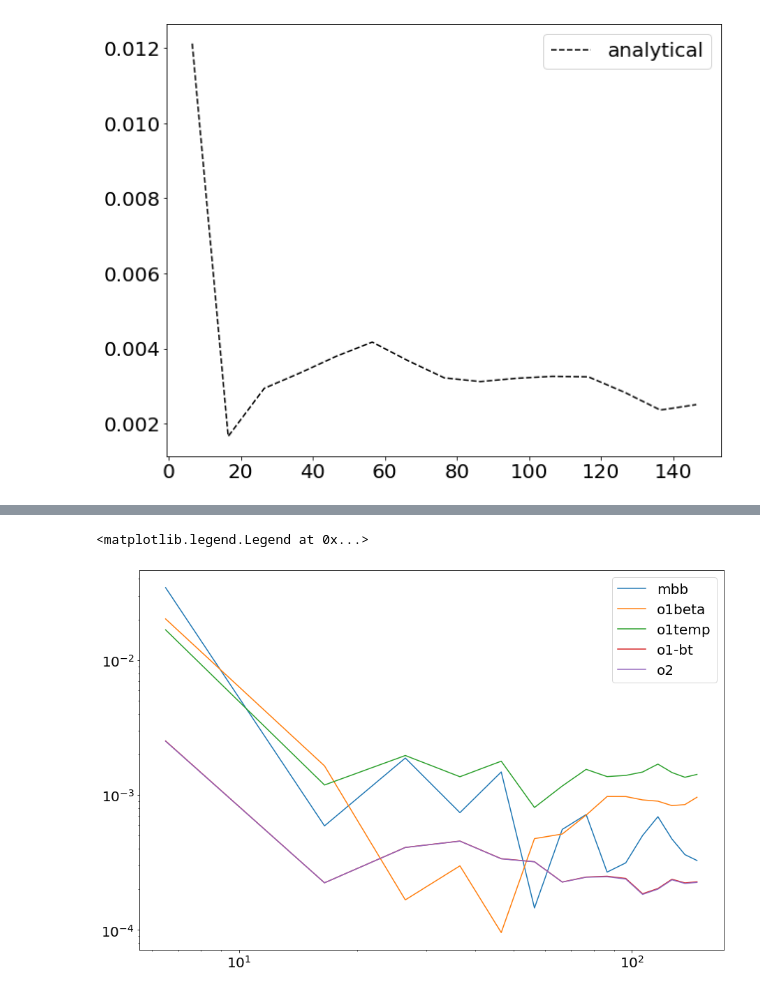
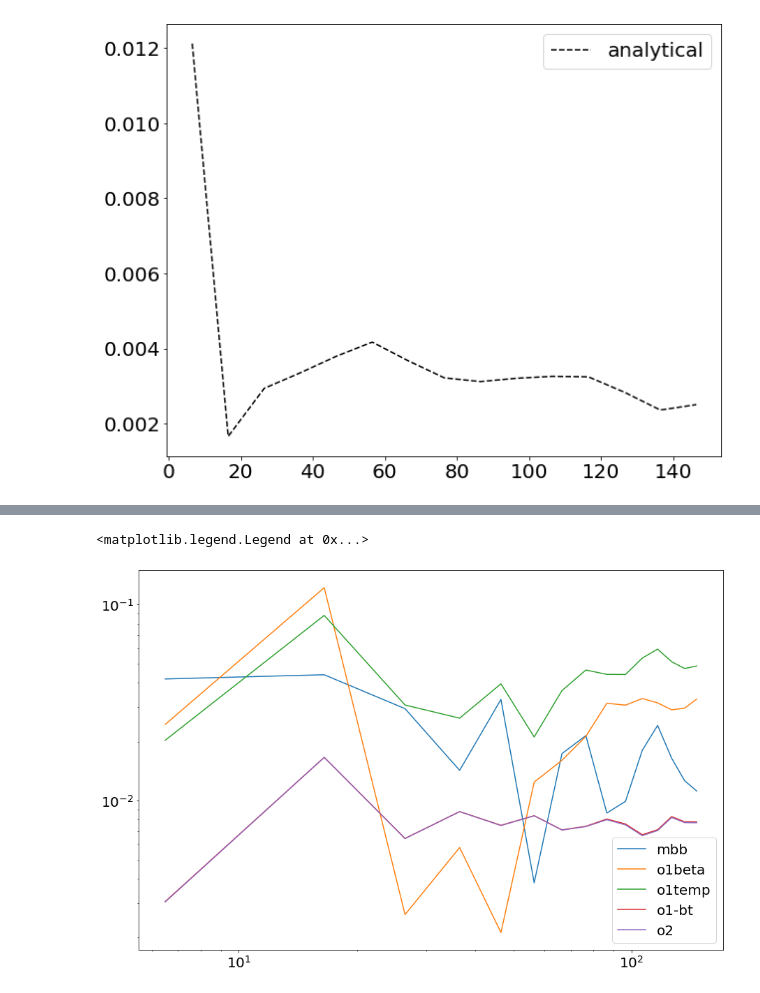
Before and after one commit to LeoVacher/moments-crosscell, a Jupyter notebook: notebook-plots/Compute-analytical-moments.ipynb, the cells around one changed output, grey strips where cells are left out. Saved outputs shown, nothing was run; the diff lists cells and outputs as text; code cells hidden in the pictures.

```diff
--- a/notebook-plots/Compute-analytical-moments.ipynb
+++ b/notebook-plots/Compute-analytical-moments.ipynb
@@ -380,12 +403,12 @@ modelBB= get_dl_bb_mom(modelf[f,1]+1j*modelf[f,2],modelf[f,1]+1j*modelf[f,2])[:1
 # %%
 plt.figure(figsize=(15,10))
-plt.plot(leff[:Nell],abs(modelBB-modelmbb(100,p)),label='mbb')
-plt.plot(leff[:Nell],abs(modelBB-modelmomo1beta(100,p)),label='o1beta')
-plt.plot(leff[:Nell],abs(modelBB-modelmomo1temp(100,p)),label='o1temp')
-plt.plot(leff[:Nell],abs(modelBB-modelmomo1(100,p)),label='o1-bt')
-plt.plot(leff[:Nell],abs(modelBB-modelmomo2(100,p)),label='o2')
+plt.plot(leff[:Nell],abs(modelBB-modelmbb(100,p))/modelBB,label='mbb')
+plt.plot(leff[:Nell],abs(modelBB-modelmomo1beta(100,p))/modelBB,label='o1beta')
+plt.plot(leff[:Nell],abs(modelBB-modelmomo1temp(100,p))/modelBB,label='o1temp')
+plt.plot(leff[:Nell],abs(modelBB-modelmomo1(100,p))/modelBB,label='o1-bt')
+plt.plot(leff[:Nell],abs(modelBB-modelmomo2(100,p))/modelBB,label='o2')
 plt.loglog()
 plt.legend()
 # %% [output]
 <matplotlib.legend.Legend at 0x...>
-[figure, old version]
+[figure, new version]
```
Also changed, not shown: parts of 6 cells of this notebook.
